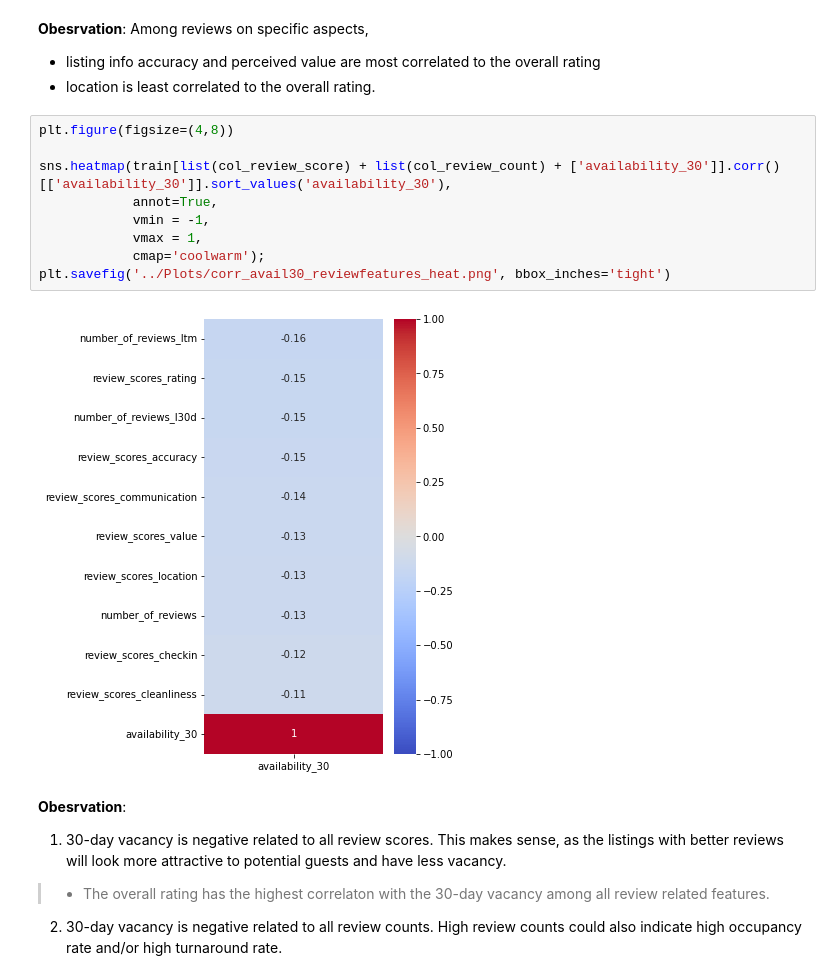
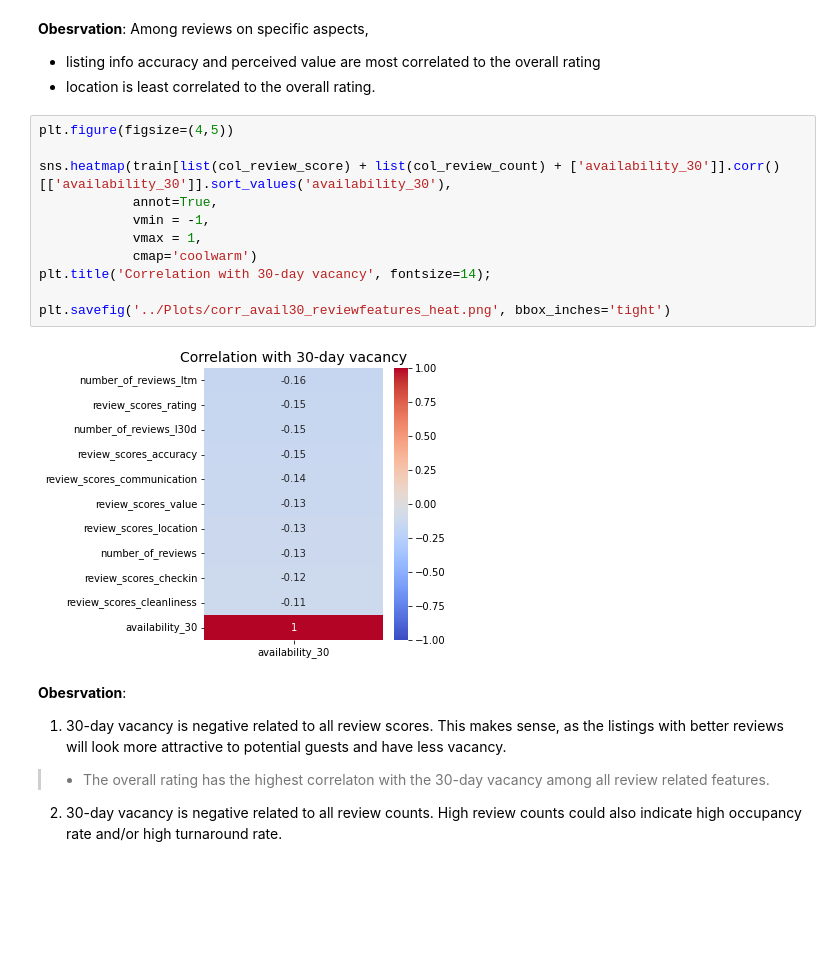
Before and after one commit to AnnieW2014/GA_Capstone, a Jupyter notebook: Code/Capstone_ListingData_Modeling_AW.ipynb, the cells around one changed output. Drawn from its saved outputs; the diff is of its cells as text; blank space fills up the shorter version.

```diff
--- a/Code/Capstone_ListingData_Modeling_AW.ipynb
+++ b/Code/Capstone_ListingData_Modeling_AW.ipynb
@@ -1233,16 +1241,18 @@ plt.savefig('../Plots/corr_avail30_reviewfeatures_heat_triagle.png', bbox_inches
 - listing info accuracy and perceived value are most correlated to the overall rating
 - location is least correlated to the overall rating.
 # %%
-plt.figure(figsize=(4,8))
+plt.figure(figsize=(4,5))
 
 sns.heatmap(train[list(col_review_score) + list(col_review_count) + ['availability_30']].corr()[['availability_30']].sort_values('availability_30'),
             annot=True,
             vmin = -1,
             vmax = 1,
-            cmap='coolwarm');
+            cmap='coolwarm')
+plt.title('Correlation with 30-day vacancy', fontsize=14);
+
 plt.savefig('../Plots/corr_avail30_reviewfeatures_heat.png', bbox_inches='tight')
 # %% [output]
-[figure, old version]
+[figure, new version]
 # %% [markdown]
 **Obesrvation**:
 1. 30-day vacancy is negative related to all review scores. This makes sense, as the listings with better reviews will look more attractive to potential guests and have less vacancy.
```
Also changed, not shown: parts of 3 cells of this notebook.
